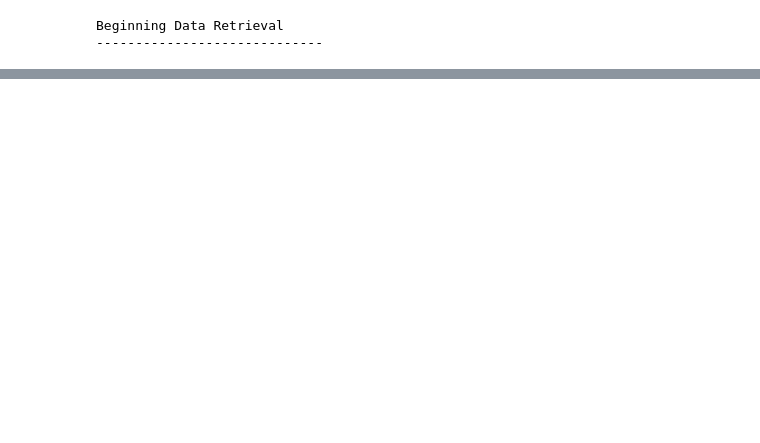
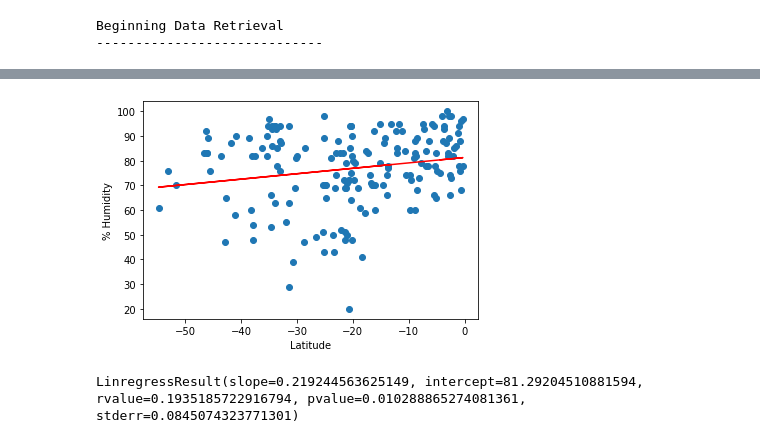
Before and after one commit to YanLuong/World_Weather_Analysis, a Jupyter notebook: WeatherPy.ipynb, the cells around one changed output, grey strips where cells are left out. Saved outputs shown, nothing was run; the diff lists cells and outputs as text; code cells hidden in the pictures; blank space fills up the shorter version.

```diff
--- a/WeatherPy.ipynb
+++ b/WeatherPy.ipynb
@@ -315,0 +402,15 @@ plt.show()
+# %%
+# Linear regression on the Southern Hemisphere
+x_values = southern_hemi_df["Lat"]
+y_values = southern_hemi_df["Humidity"]
+# Call the function.
+plot_linear_regression(x_values, y_values,
+                       'Linear Regression on the Southern Hemisphere \
+                        for % Humidity', '% Humidity',(-50,15))
+# %% [output]
+[figure, added]
+# %%
+result1 = scipy.stats.linregress(x_values, y_values)
+result1
+# %% [output]
+LinregressResult(slope=0.219244563625149, intercept=81.29204510881594, rvalue=0.1935185722916794, pvalue=0.010288865274081361, stderr=0.0845074323771301)
```
Also changed, not shown: parts of 24 cells of this notebook.
